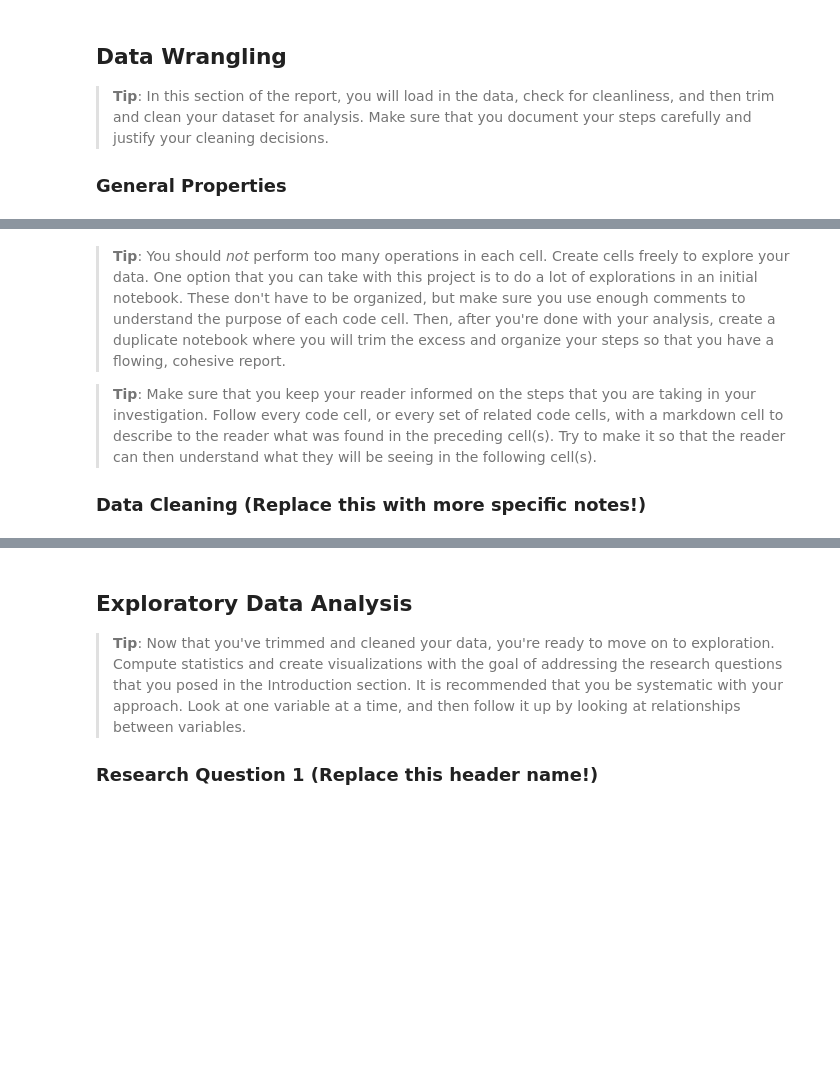
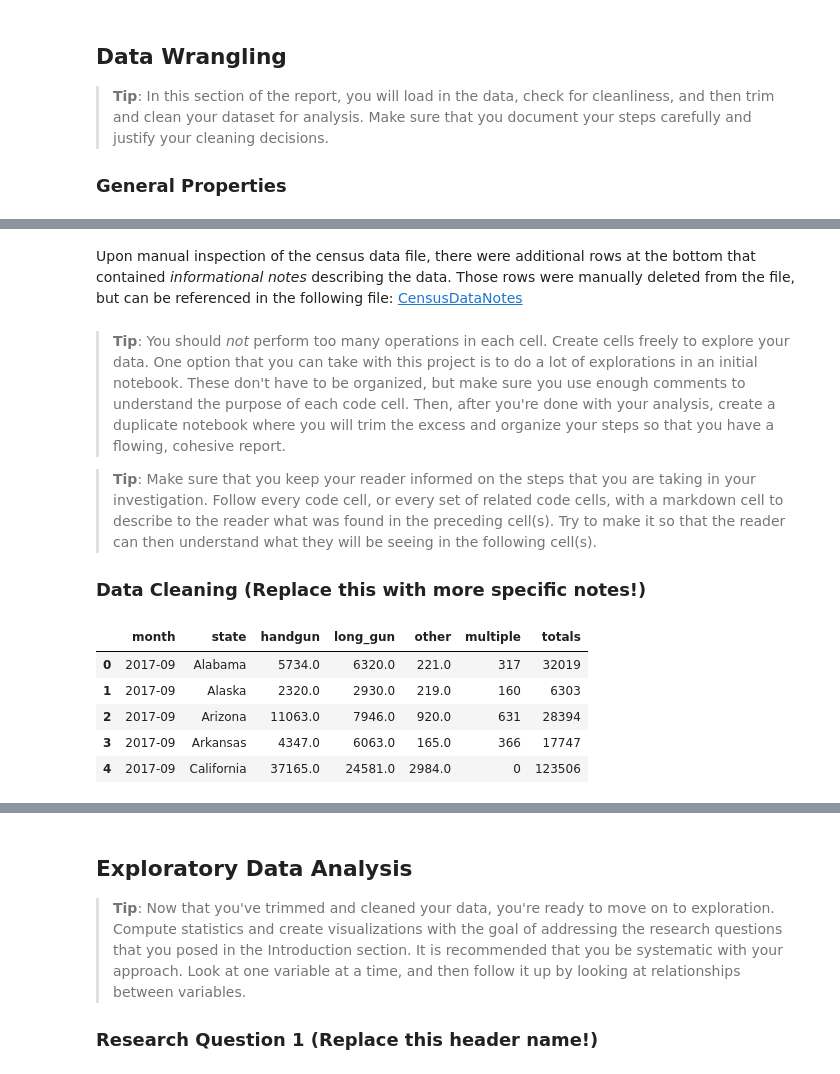
Before and after one commit to GaryLBentley/investigate_dataset, a Jupyter notebook: investigate-a-dataset.ipynb, the cells around one changed output, grey strips where cells are left out. Saved outputs shown, nothing was run; the diff lists cells and outputs as text; code cells hidden in the pictures; blank space fills up the shorter version.

```diff
--- a/investigate-a-dataset.ipynb
+++ b/investigate-a-dataset.ipynb
@@ -49,9 +122,26 @@ Automatic pdb calling has been turned ON
+# %% [markdown]
+Upon manual inspection of the census data file, there were additional rows at the bottom that contained *informational notes* describing the data. Those rows were manually deleted from the file, but can be referenced in the following file: <a href="file:CensusDataNotes.txt">CensusDataNotes</a>
 # %% [markdown]
 > **Tip**: You should _not_ perform too many operations in each cell. Create cells freely to explore your data. One option that you can take with this project is to do a lot of explorations in an initial notebook. These don't have to be organized, but make sure you use enough comments to understand the purpose of each code cell. Then, after you're done with your analysis, create a duplicate notebook where you will trim the excess and organize your steps so that you have a flowing, cohesive report.
 
 > **Tip**: Make sure that you keep your reader informed on the steps that you are taking in your investigation. Follow every code cell, or every set of related code cells, with a markdown cell to describe to the reader what was found in the preceding cell(s). Try to make it so that the reader can then understand what they will be seeing in the following cell(s).
 
+<a id='cleaning'></a>
 ### Data Cleaning (Replace this with more specific notes!)
 # %%
 # After discussing the structure of the data and any problems that need to be
 #   cleaned, perform those cleaning steps in the second part of this section.
+remove = ['permit','permit_recheck','admin','prepawn_handgun','prepawn_long_gun','prepawn_other','redemption_handgun',
+          'redemption_long_gun','redemption_other','returned_handgun','returned_long_gun','returned_other','rentals_handgun',
+          'rentals_long_gun','private_sale_handgun','private_sale_long_gun','private_sale_other','return_to_seller_handgun',
+          'return_to_seller_long_gun','return_to_seller_other']
+
+df_guns.drop(remove, axis=1, inplace=True)
+df_guns.head()
+# %% [output]
+|  | month | state | handgun | long_gun | other | multiple | totals |
+| 0 | 2017-09 | Alabama | 5734.0 | 6320.0 | 221.0 | 317 | 32019 |
+| 1 | 2017-09 | Alaska | 2320.0 | 2930.0 | 219.0 | 160 | 6303 |
+| 2 | 2017-09 | Arizona | 11063.0 | 7946.0 | 920.0 | 631 | 28394 |
+| 3 | 2017-09 | Arkansas | 4347.0 | 6063.0 | 165.0 | 366 | 17747 |
+| 4 | 2017-09 | California | 37165.0 | 24581.0 | 2984.0 | 0 | 123506 |
```
Also changed, not shown: parts of 13 cells of this notebook, 3 other files.
